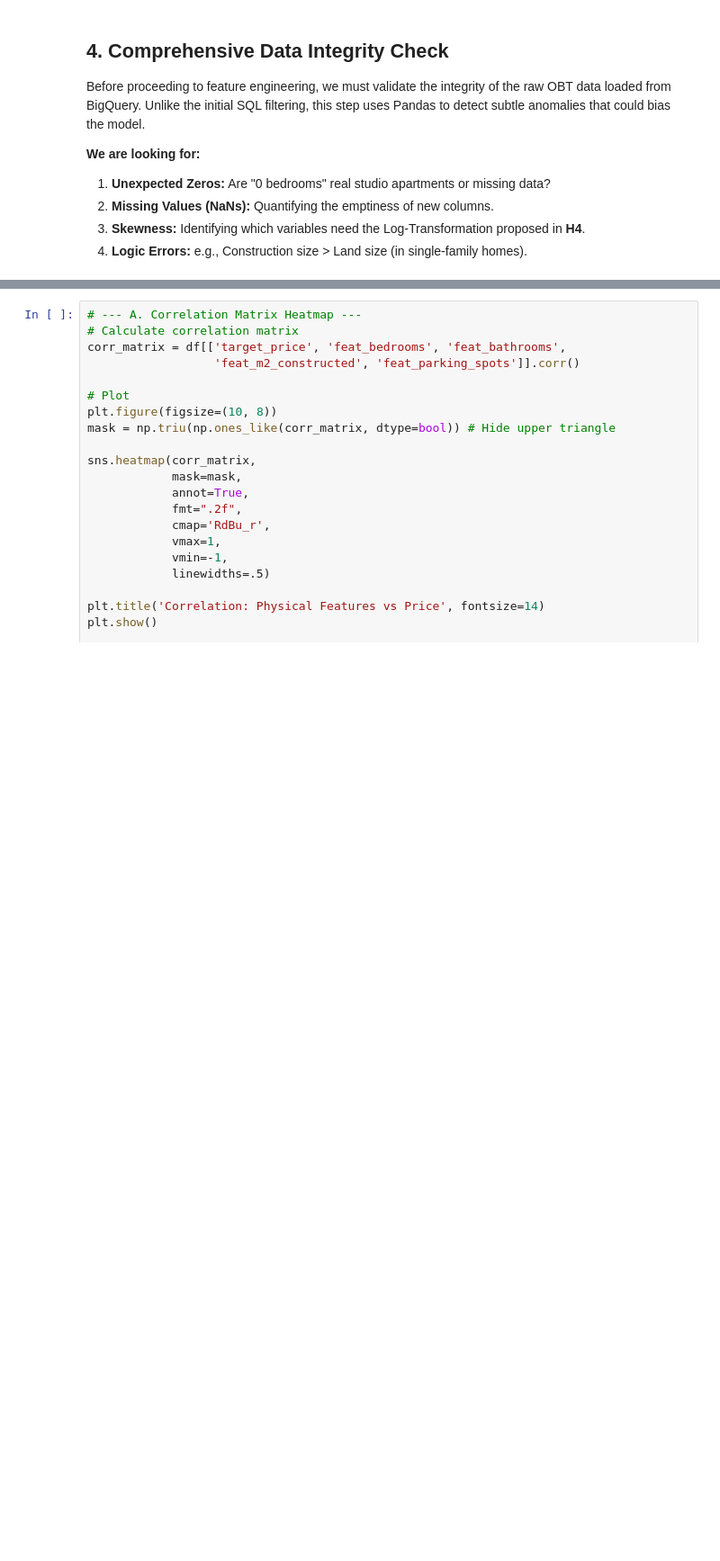
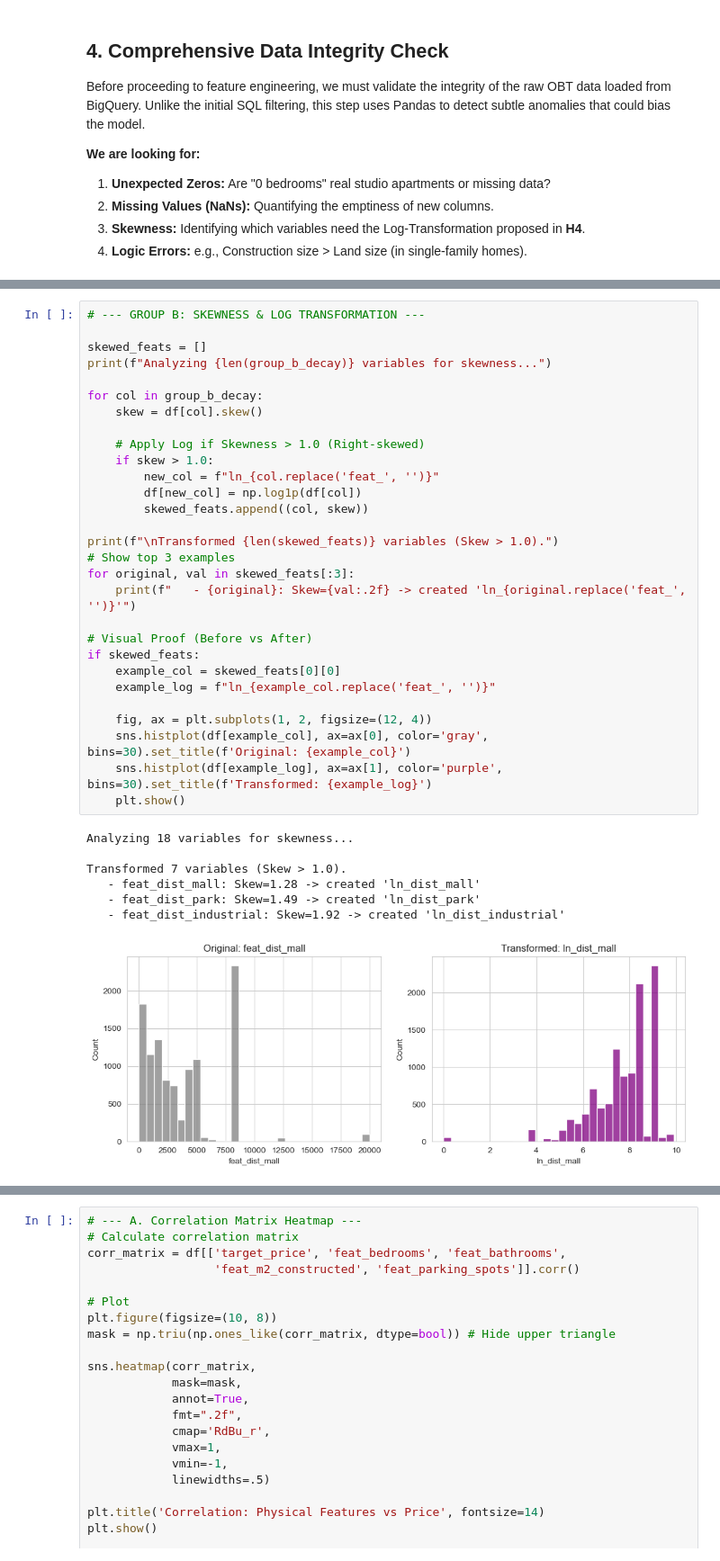
Before and after one commit to ColossalCoin/real-state-qro, a Jupyter notebook: notebooks/03_model_diagnosis_and_feature_engineering.ipynb, the cells around one changed output, grey strips where cells are left out. Shown at 90% size. Drawn from its saved outputs; the diff is of its cells as text; blank space fills up the shorter version.

```diff
--- a/notebooks/03_model_diagnosis_and_feature_engineering.ipynb
+++ b/notebooks/03_model_diagnosis_and_feature_engineering.ipynb
@@ -250,0 +458,37 @@ KeyError: 'feat_m2_land'
+# %%
+# --- GROUP B: SKEWNESS & LOG TRANSFORMATION ---
+
+skewed_feats = []
+print(f"Analyzing {len(group_b_decay)} variables for skewness...")
+
+for col in group_b_decay:
+    skew = df[col].skew()
+
+    # Apply Log if Skewness > 1.0 (Right-skewed)
+    if skew > 1.0:
+        new_col = f"ln_{col.replace('feat_', '')}"
+        df[new_col] = np.log1p(df[col])
+        skewed_feats.append((col, skew))
+
+print(f"\nTransformed {len(skewed_feats)} variables (Skew > 1.0).")
+# Show top 3 examples
+for original, val in skewed_feats[:3]:
+    print(f"   - {original}: Skew={val:.2f} -> created 'ln_{original.replace('feat_', '')}'")
+
+# Visual Proof (Before vs After)
+if skewed_feats:
+    example_col = skewed_feats[0][0]
+    example_log = f"ln_{example_col.replace('feat_', '')}"
+
+    fig, ax = plt.subplots(1, 2, figsize=(12, 4))
+    sns.histplot(df[example_col], ax=ax[0], color='gray', bins=30).set_title(f'Original: {example_col}')
+    sns.histplot(df[example_log], ax=ax[1], color='purple', bins=30).set_title(f'Transformed: {example_log}')
+    plt.show()
+# %% [output]
+Analyzing 18 variables for skewness...
+
+Transformed 7 variables (Skew > 1.0).
+   - feat_dist_mall: Skew=1.28 -> created 'ln_dist_mall'
+   - feat_dist_park: Skew=1.49 -> created 'ln_dist_park'
+   - feat_dist_industrial: Skew=1.92 -> created 'ln_dist_industrial'
+[figure, added]
```
Also changed, not shown: parts of 15 cells of this notebook.
